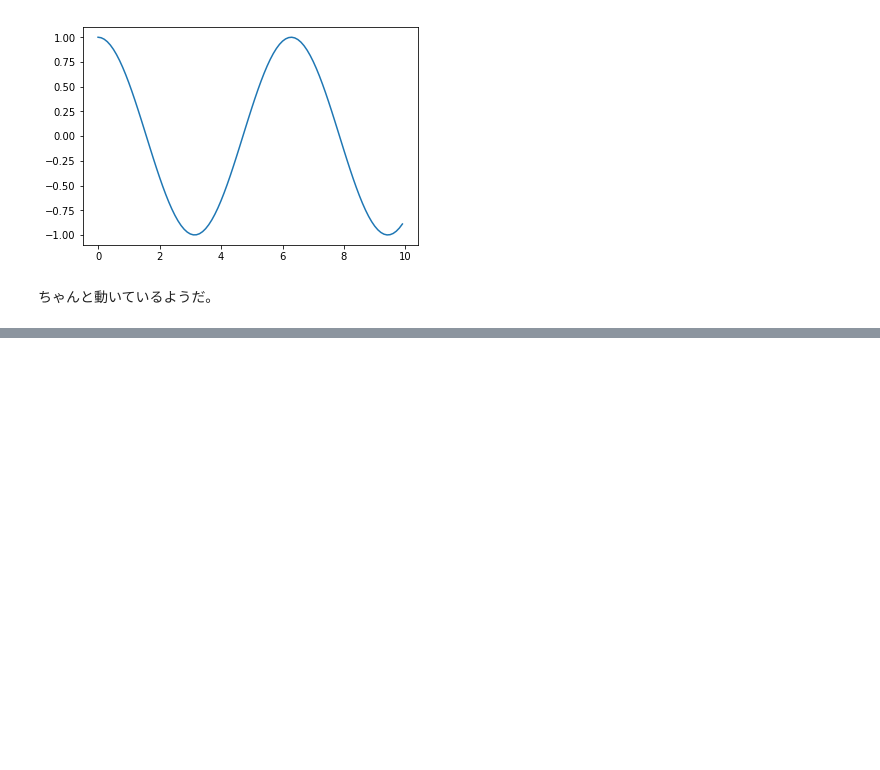
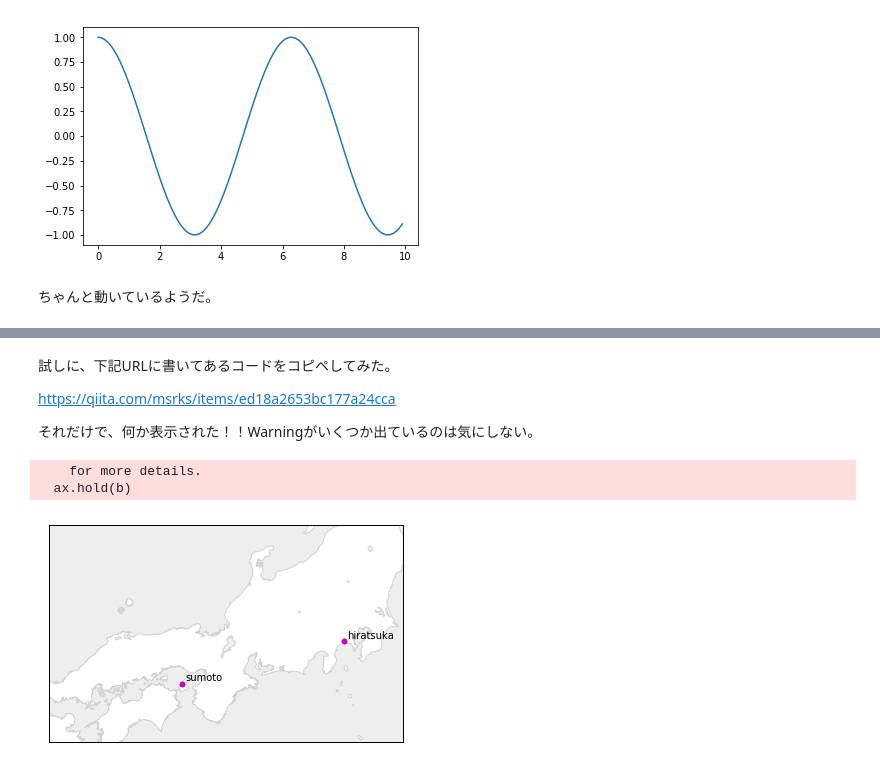
Before and after one commit to score915/trial-git001, a Jupyter notebook: test001.ipynb, the cells around one changed output, grey strips where cells are left out. Saved outputs shown, nothing was run; the diff lists cells and outputs as text; code cells hidden in the pictures; blank space fills up the shorter version.

```diff
--- a/test001.ipynb
+++ b/test001.ipynb
@@ -21,0 +53,44 @@ pyplot.plot(x,y)
+# %% [markdown]
+試しに、下記URLに書いてあるコードをコピペしてみた。
+
+https://qiita.com/msrks/items/ed18a2653bc177a24cca
+
+それだけで、何か表示された！！Warningがいくつか出ているのは気にしない。
+# %%
+import numpy as np
+import matplotlib.pyplot as plt
+from mpl_toolkits.basemap import Basemap
+
+fig = plt.figure(figsize=(8,4))
+m = Basemap(projection='merc',
+                 resolution='h',
+                 llcrnrlon=131,
+                 llcrnrlat=33,
+                 urcrnrlon=141,
+                 urcrnrlat=38)
+
+m.drawcoastlines(color='lightgray')
+m.drawcountries(color='lightgray')
+m.fillcontinents(color='white', lake_color='#eeeeee');
+m.drawmapboundary(fill_color='#eeeeee')
+#m.drawparallels(np.arange(31.0, 38.1, 1.0), labels = [1,0,0,0], fontsize=12)
+#m.drawmeridians(np.arange(132.0, 140.1, 2.0), labels = [0,0,0,1], fontsize=12)
+
+sumoto_lon = 134.7687
+sumoto_lat = 34.3755
+hiratsuka_lon = 139.3581
+hiratsuka_lat = 35.3587
+
+x1,y1 = m(sumoto_lon, sumoto_lat)
+x2,y2 = m(hiratsuka_lon, hiratsuka_lat)
+m.plot(x1, y1, 'm.', markersize=10)
+m.plot(x2, y2, 'm.', markersize=10)
+plt.text(x1 + 10000, y1 + 10000, u"sumoto")
+plt.text(x2 + 10000, y2 + 10000, u"hiratsuka")
+
+plt.show()
+fig.savefig('map.png')
+# %% [output]
+    for more details.
+  ax.hold(b)
+[figure, added]
```
Also changed, not shown: parts of 1 cell of this notebook, 1 other file.
